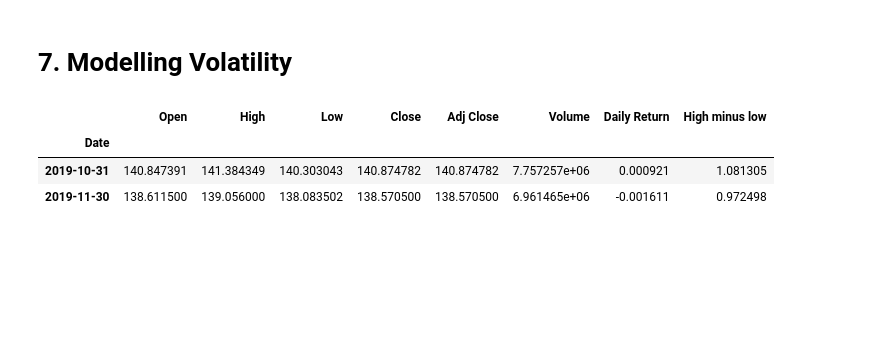
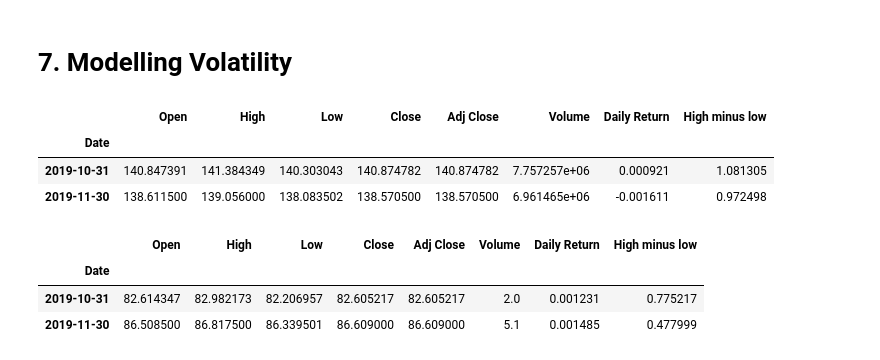
Before and after one commit to fabulouskorex/econometrics-WQU, a Jupyter notebook: Econometrics - Submission 1.ipynb, the cells around one changed output. Cells and saved outputs as stored; diff of their text form; code cells hidden in the pictures; blank space fills up the shorter version.

```diff
--- a/Econometrics - Submission 1.ipynb
+++ b/Econometrics - Submission 1.ipynb
@@ -224,9 +210,16 @@ max     0.006936
 # %%
 gold_df["High minus low"] = gold_df["High"] - gold_df["Low"]
+gold_df.resample('M').mean()
+# %% [output]
+|  | Open | High | Low | Close | Adj Close | Volume | Daily Return | High minus low |
+| Date |  |  |  |  |  |  |  |  |
+| 2019-10-31 | 140.847391 | 141.384349 | 140.303043 | 140.874782 | 140.874782 | 7.757257e+06 | 0.000921 | 1.081305 |
+| 2019-11-30 | 138.611500 | 139.056000 | 138.083502 | 138.570500 | 138.570500 | 6.961465e+06 | -0.001611 | 0.972498 |
-# %%
-gold_df.resample('M').mean()
-# %% [output]
-|  | Open | High | Low | Close | Adj Close | Volume | Daily Return | High minus low |
-| Date |  |  |  |  |  |  |  |  |
-| 2019-10-31 | 140.847391 | 141.384349 | 140.303043 | 140.874782 | 140.874782 | 7.757257e+06 | 0.000921 | 1.081305 |
-| 2019-11-30 | 138.611500 | 139.056000 | 138.083502 | 138.570500 | 138.570500 | 6.961465e+06 | -0.001611 | 0.972498 |
+# %%
+equity_df["High minus low"] = equity_df["High"] - equity_df["Low"]
+equity_df.resample('M').mean()
+# %% [output]
+|  | Open | High | Low | Close | Adj Close | Volume | Daily Return | High minus low |
+| Date |  |  |  |  |  |  |  |  |
+| 2019-10-31 | 82.614347 | 82.982173 | 82.206957 | 82.605217 | 82.605217 | 2.0 | 0.001231 | 0.775217 |
+| 2019-11-30 | 86.508500 | 86.817500 | 86.339501 | 86.609000 | 86.609000 | 5.1 | 0.001485 | 0.477999 |
```
Also changed, not shown: parts of 31 cells of this notebook, 2 other files.
